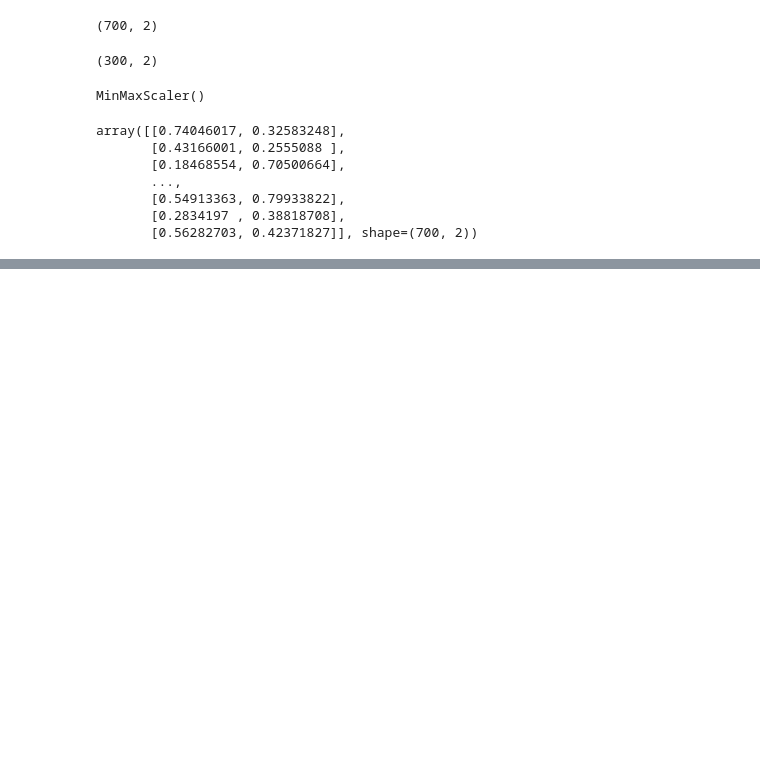
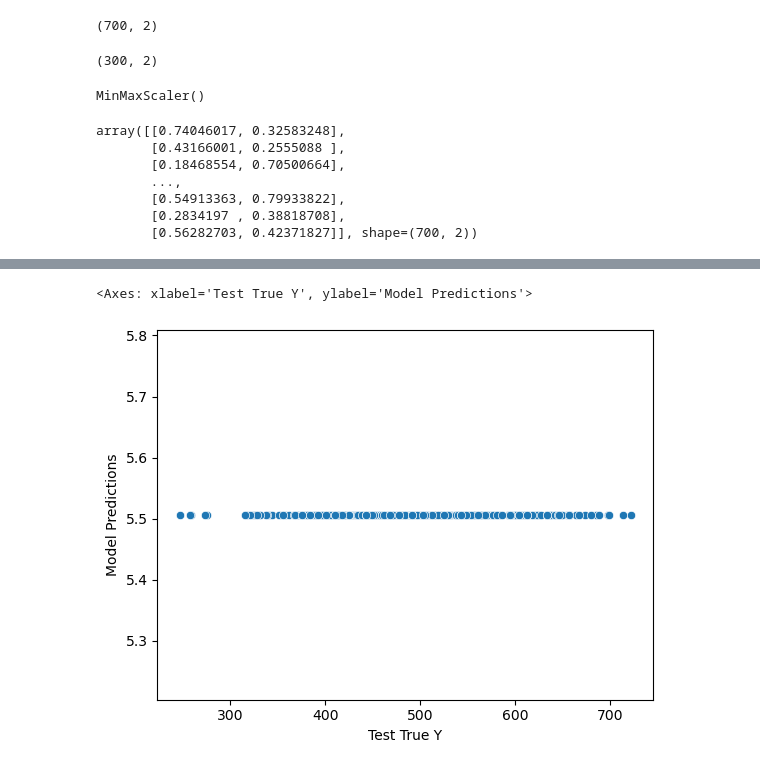
Before and after one commit to ekasymbaev/Machine-Learning-Foundations, a Jupyter notebook: Refactored_Py_DS_ML_Bootcamp-master/22-Deep Learning/TFSyntaxBasics.ipynb, the cells around one changed output, grey strips where cells are left out. Drawn from its saved outputs; the diff is of its cells as text; code cells hidden in the pictures; blank space fills up the shorter version.

Commit message:
Add deep learning Keras syntax notebook and saved model

```diff
--- a/Refactored_Py_DS_ML_Bootcamp-master/22-Deep Learning/TFSyntaxBasics.ipynb
+++ b/Refactored_Py_DS_ML_Bootcamp-master/22-Deep Learning/TFSyntaxBasics.ipynb
@@ -136,0 +169,2 @@ loss_df.plot()
+# %%
+test_predictions = pd.Series(test_predictions.reshape(300,))
@@ -136,0 +186,6 @@ loss_df.plot()
+# %%
+pred_df = pd.DataFrame(y_test, columns = ['Test True Y'])
+# %%
+pred_df = pd.concat([pred_df, test_predictions], axis=1)
+# %%
+pred_df.columns = ['Test True Y', "Model Predictions"]
@@ -136,0 +208,5 @@ loss_df.plot()
+# %%
+sns.scatterplot(x='Test True Y', y='Model Predictions', data = pred_df)
+# %% [output]
+<Axes: xlabel='Test True Y', ylabel='Model Predictions'>
+[figure, added]
```
Also changed, not shown: parts of 15 cells of this notebook, 2 other files.
